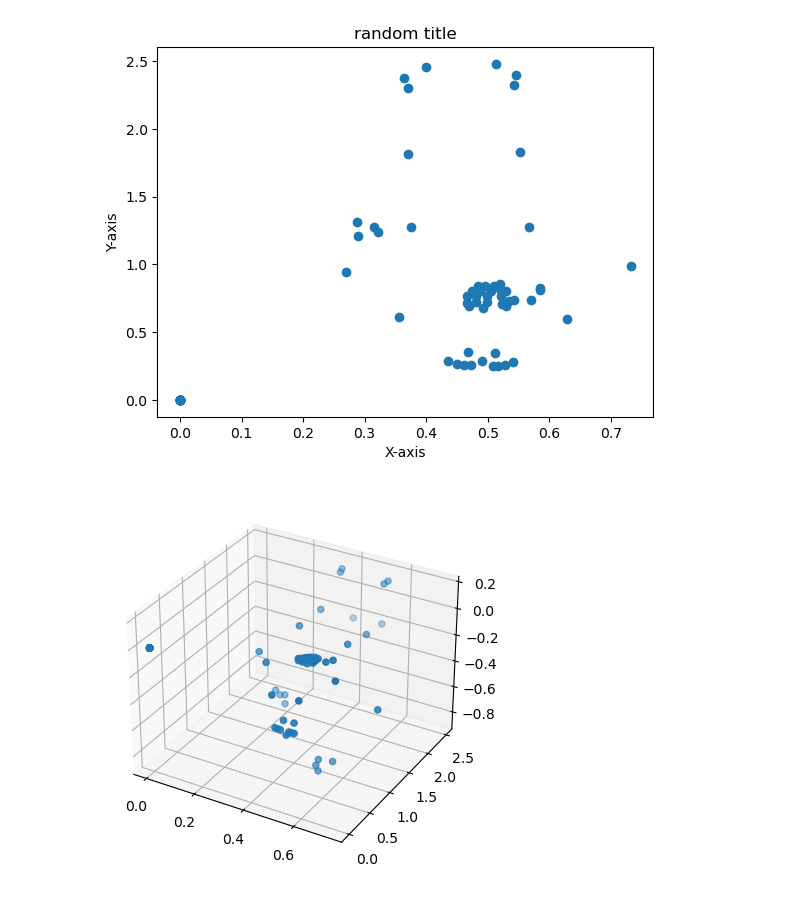
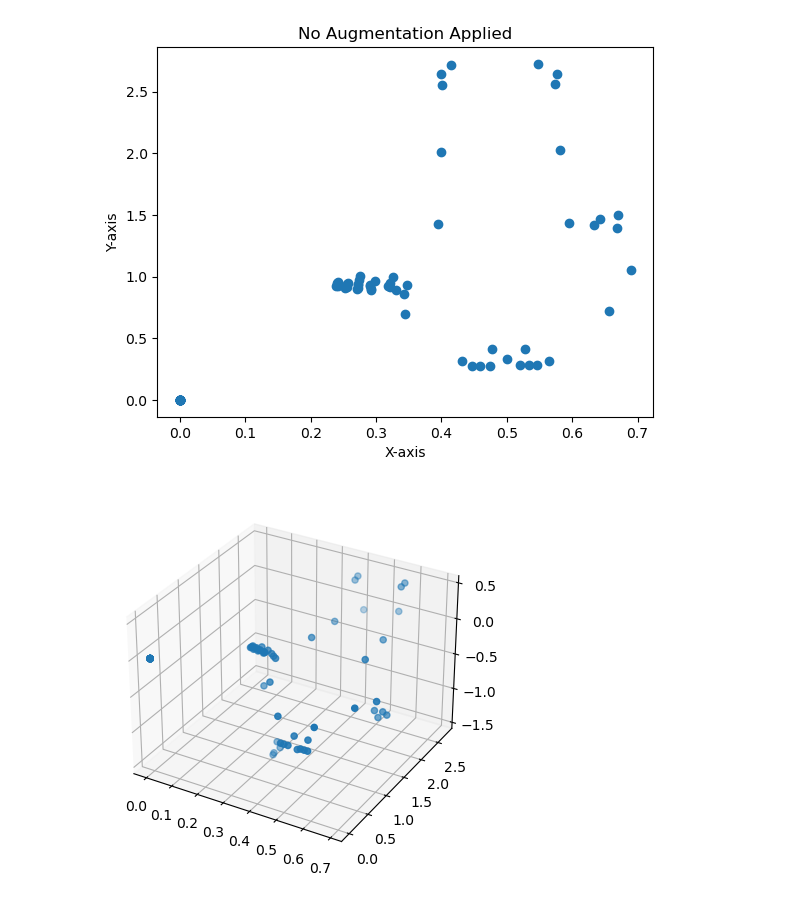
Before and after one commit to alys28/ASL-words-translator, a Jupyter notebook: data_augmentation/data_visualization.ipynb, the cells around one changed output. Saved outputs shown, nothing was run; the diff lists cells and outputs as text; code cells hidden in the pictures.

```diff
--- a/data_augmentation/data_visualization.ipynb
+++ b/data_augmentation/data_visualization.ipynb
@@ -94,22 +94,22 @@ def find_center(new_x):
 # print("HI")
 # print("HI", find_center(x))
 # %%
-file_name = '_wijo648v0g3208.csv'
+file_name = '1E8k8gI_xYk3420.csv'
 
 #running:
 x = load_data(file_name)[0]
 y = load_data(file_name)[1]
 z = load_data(file_name)[2]
 
 #!initial
-scatter_2d(x,y)
+scatter_2d(x,y, title="No Augmentation Applied")
 scatter_3d(x,y,z)
 
-# #!transformed
+#!transformed
 # file_name = 'final_demo.csv'
 # scatter_2d(file_name)
 # scatter_3d(file_name)
 # %% [output]
-[figure, old version]
+[figure, new version]
-[figure, old version]
+[figure, new version]
 # %%
```
Also changed, not shown: parts of 1 cell of this notebook, 6 other files.
